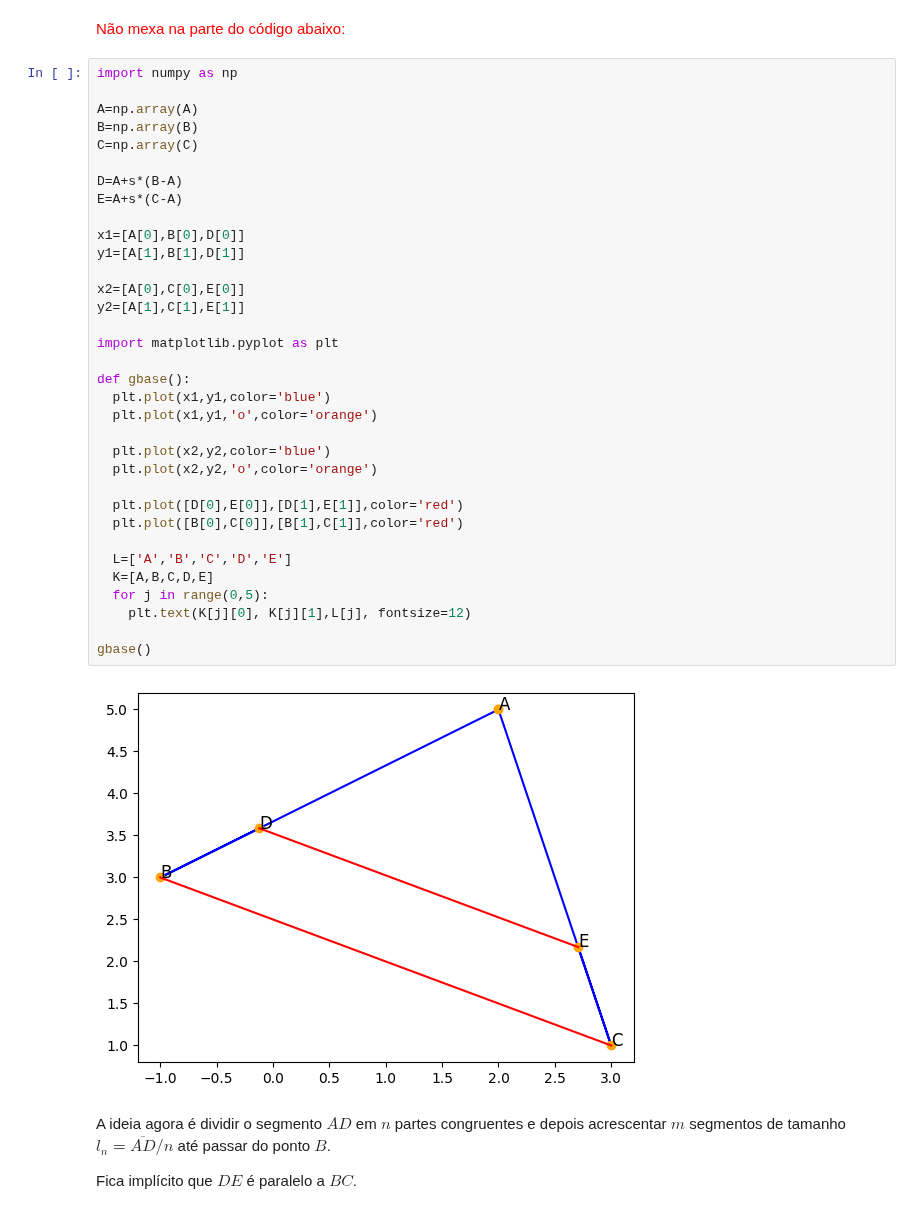
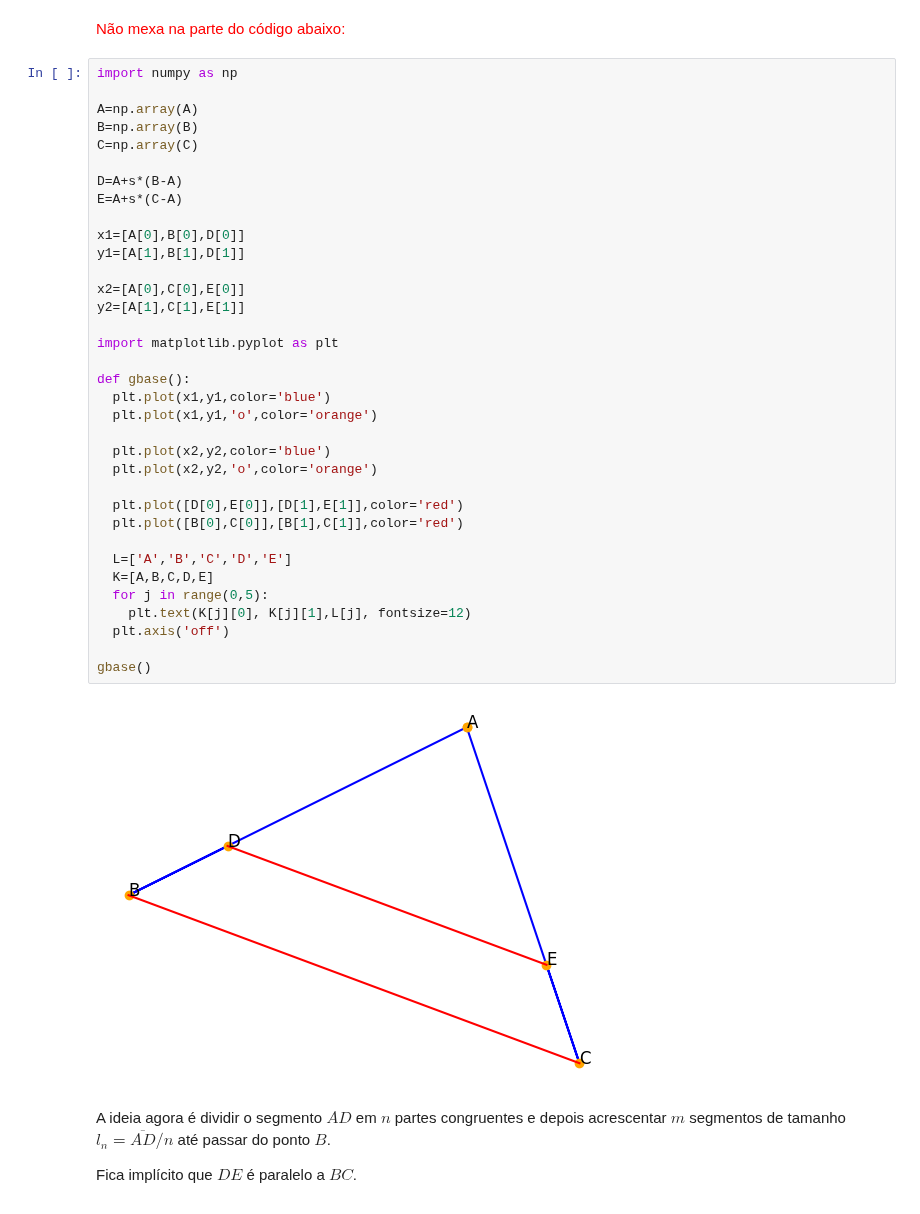
Before and after one commit to j-claudinei-f/j-claudinei-f, a Jupyter notebook: Teorema_de_Thales.ipynb, the cells around one changed output. Cells and saved outputs as stored; diff of their text form.

```diff
--- a/Teorema_de_Thales.ipynb
+++ b/Teorema_de_Thales.ipynb
@@ -46,34 +46,35 @@ B=np.array(B)
 C=np.array(C)
 
 D=A+s*(B-A)
 E=A+s*(C-A)
 
 x1=[A[0],B[0],D[0]]
 y1=[A[1],B[1],D[1]]
 
 x2=[A[0],C[0],E[0]]
 y2=[A[1],C[1],E[1]]
 
 import matplotlib.pyplot as plt
 
 def gbase():
   plt.plot(x1,y1,color='blue')
   plt.plot(x1,y1,'o',color='orange')
 
   plt.plot(x2,y2,color='blue')
   plt.plot(x2,y2,'o',color='orange')
 
   plt.plot([D[0],E[0]],[D[1],E[1]],color='red')
   plt.plot([B[0],C[0]],[B[1],C[1]],color='red')
 
   L=['A','B','C','D','E']
   K=[A,B,C,D,E]
   for j in range(0,5):
     plt.text(K[j][0], K[j][1],L[j], fontsize=12)
+  plt.axis('off')
 
 gbase()
 # %% [output]
-[figure, old version]
+[figure, new version]
 # %% [markdown]
 A ideia agora é dividir o segmento $AD$ em $n$ partes congruentes e depois acrescentar $m$ segmentos de tamanho $l_n=\overline{AD}/n$ até passar do ponto $B$.
 
```
Also changed, not shown: parts of 2 cells of this notebook.
